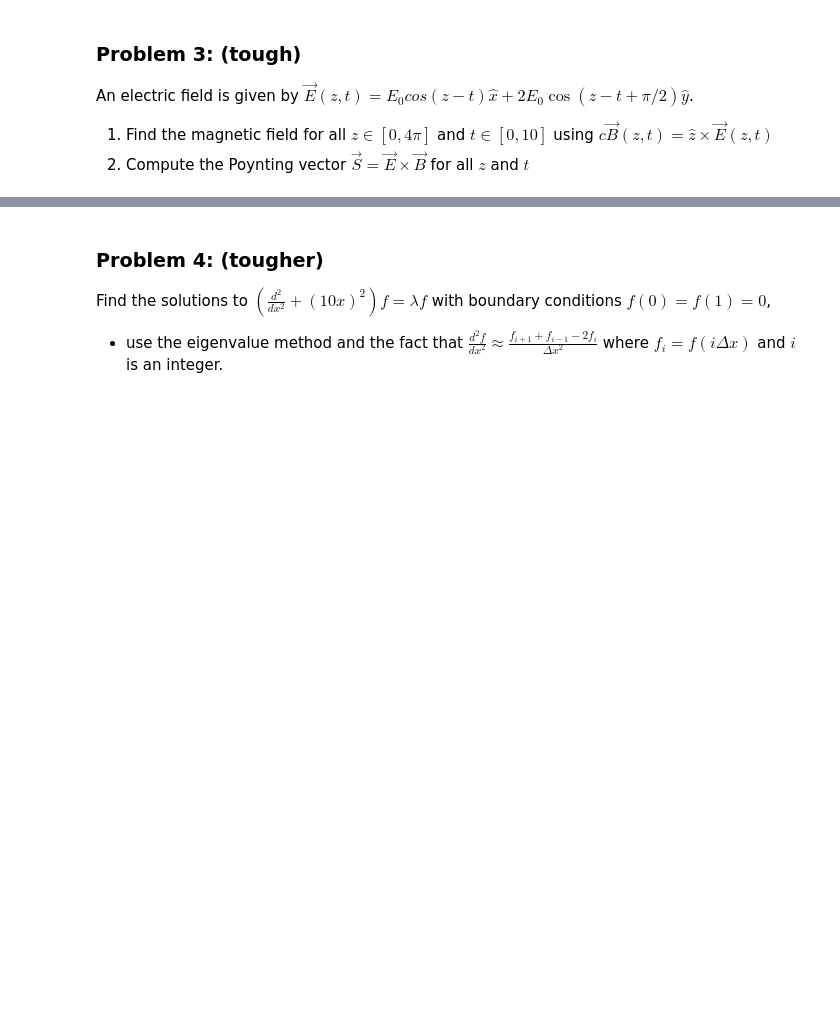
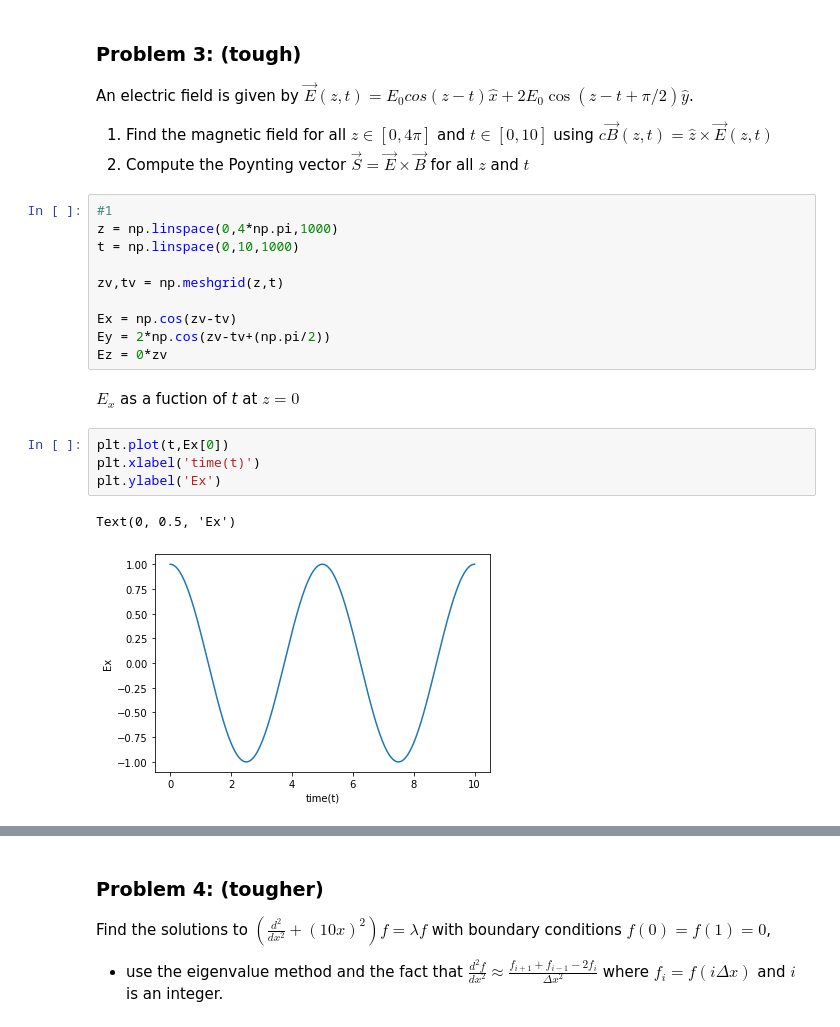
Before and after one commit to Justin-oommen/Python-Lessons, a Jupyter notebook: Python_Libraries/Numpy.ipynb, the cells around one changed output, grey strips where cells are left out. Cells and saved outputs as stored; diff of their text form; blank space fills up the shorter version.

```diff
--- a/Python_Libraries/Numpy.ipynb
+++ b/Python_Libraries/Numpy.ipynb
@@ -732,3 +741,22 @@ Find all the voltages
 An electric field is given by $\vec{E}(z,t) = E_0cos (z-t)\hat{x} + 2E_0\cos(z-t+\pi/2)\hat{y}$.
 1. Find the magnetic field for all $ z \in [0,4\pi]$ and $t \in [0,10]$ using $c \vec{B}(z,t) = \hat{z} \times \vec{E}(z,t)$
 2. Compute the Poynting vector $\vec{S} = \vec{E} \times \vec{B}$ for all $z$ and $t$
+# %%
+#1
+z = np.linspace(0,4*np.pi,1000)
+t = np.linspace(0,10,1000)
+
+zv,tv = np.meshgrid(z,t)
+
+Ex = np.cos(zv-tv)
+Ey = 2*np.cos(zv-tv+(np.pi/2))
+Ez = 0*zv
+# %% [markdown]
+$E_x$ as a fuction of *t* at $z=0$
+# %%
+plt.plot(t,Ex[0])
+plt.xlabel('time(t)')
+plt.ylabel('Ex')
+# %% [output]
+Text(0, 0.5, 'Ex')
+[figure, added]
```
Also changed, not shown: parts of 10 cells of this notebook.
